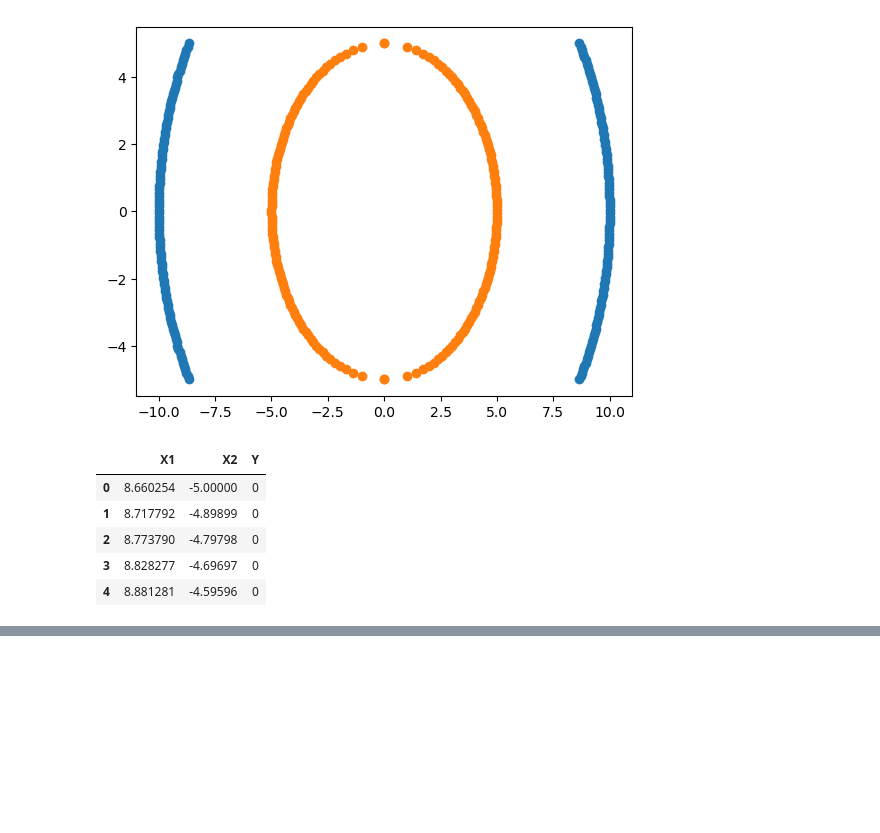
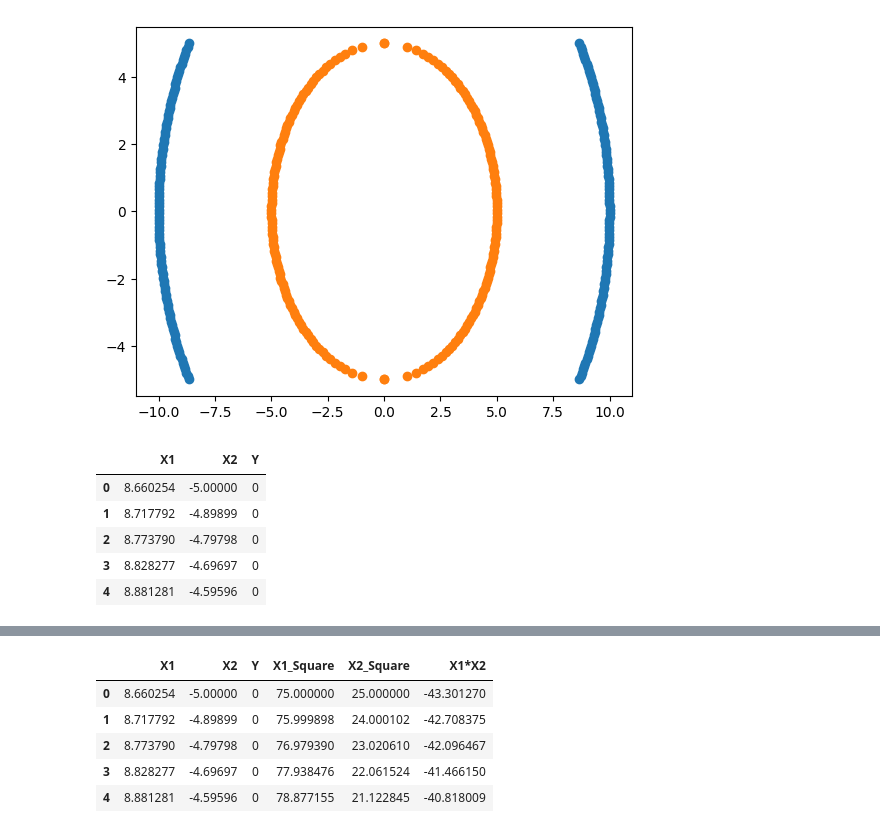
Before and after one commit to ak-pydev/python_practice, a Jupyter notebook: machine-learning/SVM/svm.ipynb, the cells around one changed output, grey strips where cells are left out. Saved outputs shown, nothing was run; the diff lists cells and outputs as text; code cells hidden in the pictures; blank space fills up the shorter version.

```diff
--- a/machine-learning/SVM/svm.ipynb
+++ b/machine-learning/SVM/svm.ipynb
@@ -206,0 +225,14 @@ df.head(5)
+# %%
+# finidng components for Polynomianl Kernel
+
+df['X1_Square'] = df['X1']**2
+df['X2_Square'] = df['X2']**2
+df['X1*X2'] = (df['X1']*df['X2'])
+df.head()
+# %% [output]
+|  | X1 | X2 | Y | X1_Square | X2_Square | X1*X2 |
+| 0 | 8.660254 | -5.00000 | 0 | 75.000000 | 25.000000 | -43.301270 |
+| 1 | 8.717792 | -4.89899 | 0 | 75.999898 | 24.000102 | -42.708375 |
+| 2 | 8.773790 | -4.79798 | 0 | 76.979390 | 23.020610 | -42.096467 |
+| 3 | 8.828277 | -4.69697 | 0 | 77.938476 | 22.061524 | -41.466150 |
+| 4 | 8.881281 | -4.59596 | 0 | 78.877155 | 21.122845 | -40.818009 |
```
Also changed, not shown: parts of 19 cells of this notebook, 5 other files.
